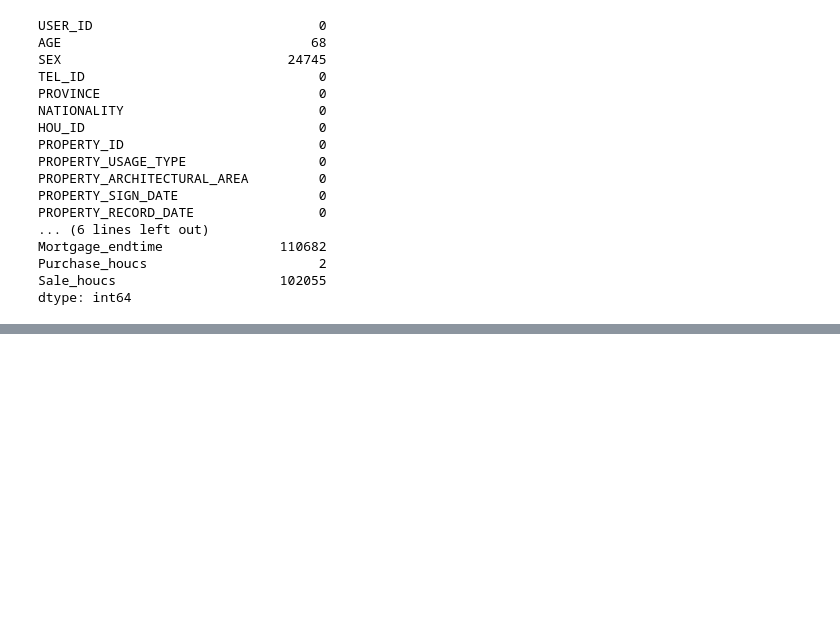
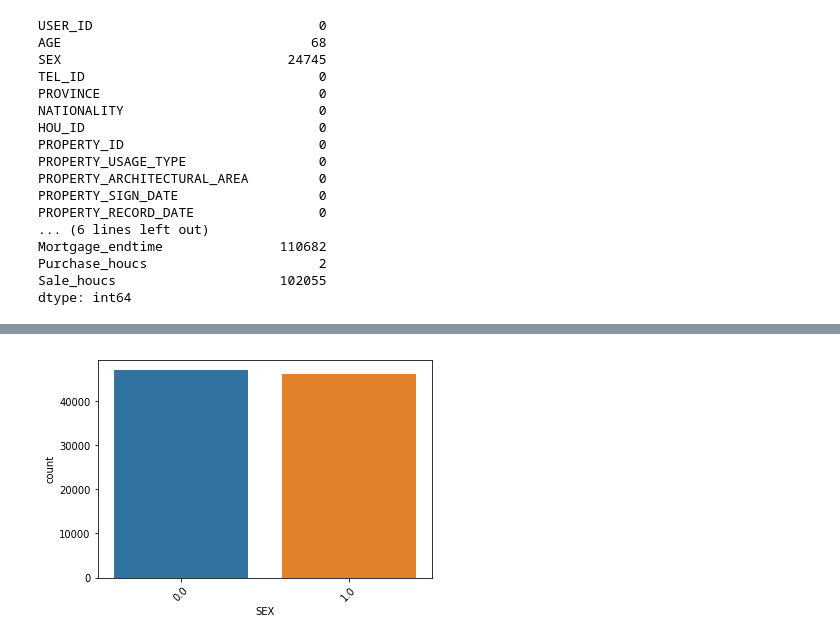
Before and after one commit to yanqiangmiffy/personal-credit-evaluation, a Jupyter notebook: 数据分析.ipynb, the cells around one changed output, grey strips where cells are left out. Saved outputs shown, nothing was run; the diff lists cells and outputs as text; code cells hidden in the pictures; blank space fills up the shorter version.

```diff
--- a/数据分析.ipynb
+++ b/数据分析.ipynb
@@ -75,0 +115,5 @@ sns.distplot(data['AGE'])
+# %%
+g=sns.countplot(x='SEX',data=data)
+g = plt.setp(g.get_xticklabels(), rotation=45)
+# %% [output]
+[figure, added]
```
Also changed, not shown: parts of 21 cells of this notebook.
